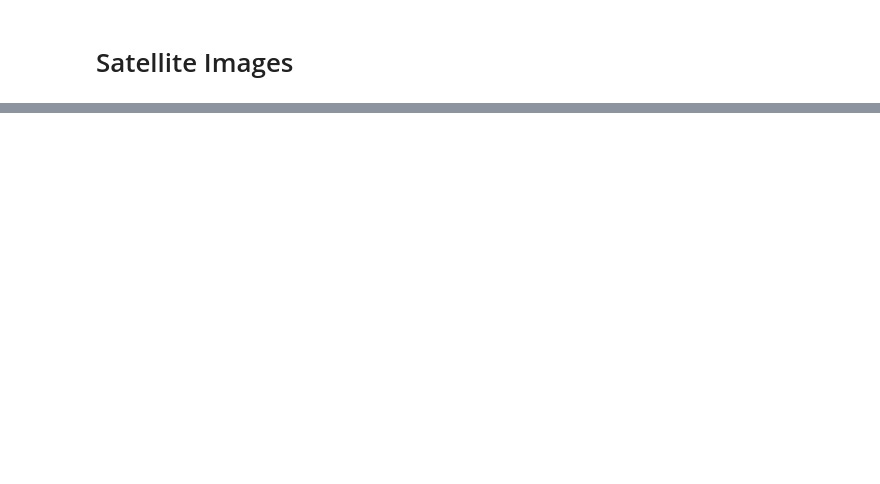
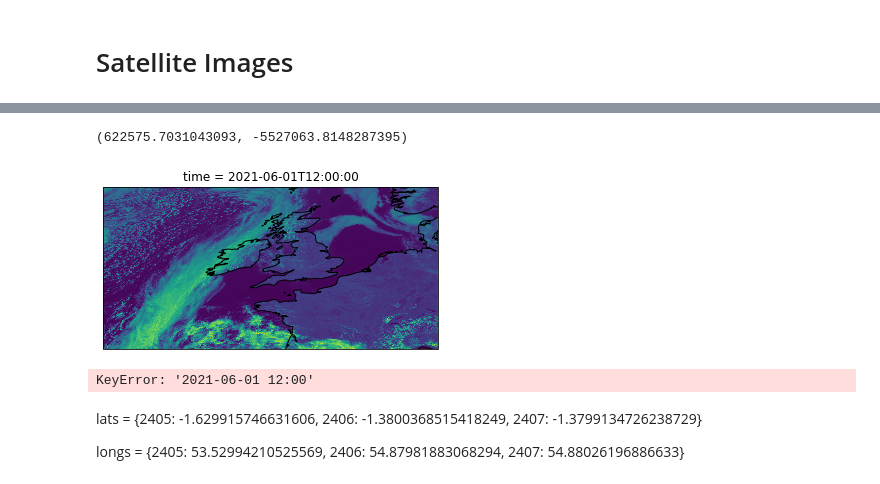
Before and after one commit to SeanNassimiha/CSML-MSc-Project, a Jupyter notebook: Preprocessing/get_exog_vars.ipynb, the cells around one changed output, grey strips where cells are left out. Drawn from its saved outputs; the diff is of its cells as text; code cells hidden in the pictures; blank space fills up the shorter version.

```diff
--- a/Preprocessing/get_exog_vars.ipynb
+++ b/Preprocessing/get_exog_vars.ipynb
@@ -21,0 +83,4 @@ soil_temp = pd.read_csv('midas_soiltemp_201801-201812.txt' )
+# %%
+pyproj.Transformer.from_crs(crs_from=WGS84, crs_to=OSGB).transform(0, 0)
+# %% [output]
+(622575.7031043093, -5527063.8148287395)
@@ -21,0 +106,25 @@ soil_temp = pd.read_csv('midas_soiltemp_201801-201812.txt' )
+# %%
+ax = plt.axes(projection=ccrs.Geostationary(central_longitude=9.5))
+
+data_array.sel(time=DATETIME_TO_PLOT).plot.pcolormesh(
+    ax=ax,
+    transform=ccrs.Geostationary(central_longitude=9.5),
+    x="x",
+    y="y",
+    add_colorbar=False,
+)
+ax.coastlines();
+# %% [output]
+[figure, added]
+# %%
+subset.sel(time=DATETIME_TO_PLOT).plot()
+# %% [output]
+KeyError: '2021-06-01 12:00'
+# %% [markdown]
+lats = {2405: -1.629915746631606,
+ 2406: -1.3800368515418249,
+ 2407: -1.3799134726238729}
+
+longs = {2405: 53.52994210525569,
+ 2406: 54.87981883068294,
+ 2407: 54.88026196886633}
```
Also changed, not shown: parts of 17 cells of this notebook, 8 other files.
